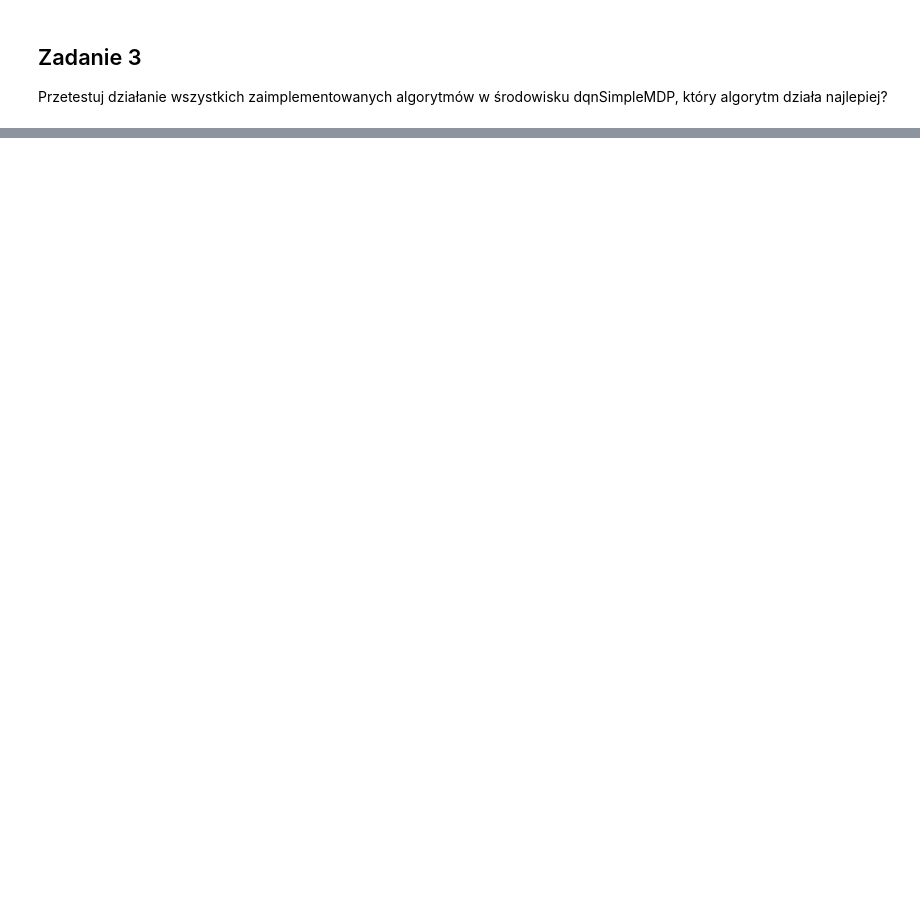
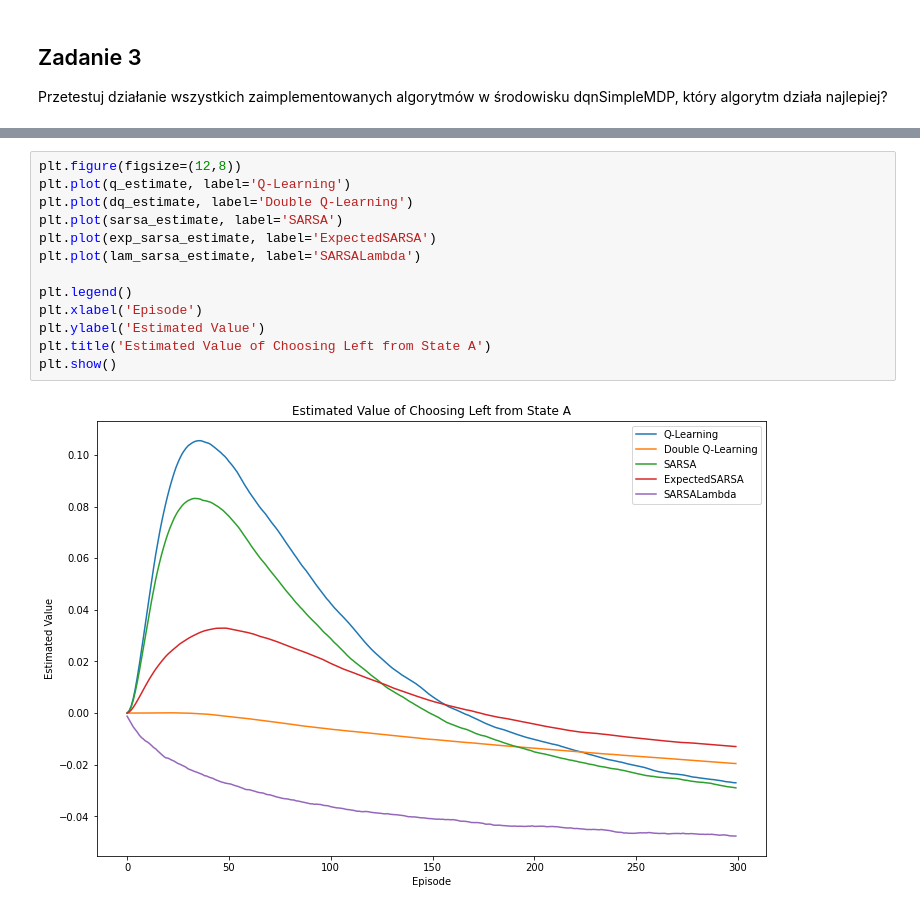
Before and after one commit to bmichas/ReinforcementLearning, a Jupyter notebook: dr duch/Lab_3.ipynb, the cells around one changed output, grey strips where cells are left out. Drawn from its saved outputs; the diff is of its cells as text; blank space fills up the shorter version.

```diff
--- a/dr duch/Lab_3.ipynb
+++ b/dr duch/Lab_3.ipynb
@@ -387,0 +1042,15 @@ Przetestuj działanie wszystkich zaimplementowanych algorytmów w środowisku dq
+# %%
+plt.figure(figsize=(12,8))
+plt.plot(q_estimate, label='Q-Learning')
+plt.plot(dq_estimate, label='Double Q-Learning')
+plt.plot(sarsa_estimate, label='SARSA')
+plt.plot(exp_sarsa_estimate, label='ExpectedSARSA')
+plt.plot(lam_sarsa_estimate, label='SARSALambda')
+
+plt.legend()
+plt.xlabel('Episode')
+plt.ylabel('Estimated Value')
+plt.title('Estimated Value of Choosing Left from State A')
+plt.show()
+# %% [output]
+[figure, added]
```
Also changed, not shown: parts of 15 cells of this notebook, 1 other file.
